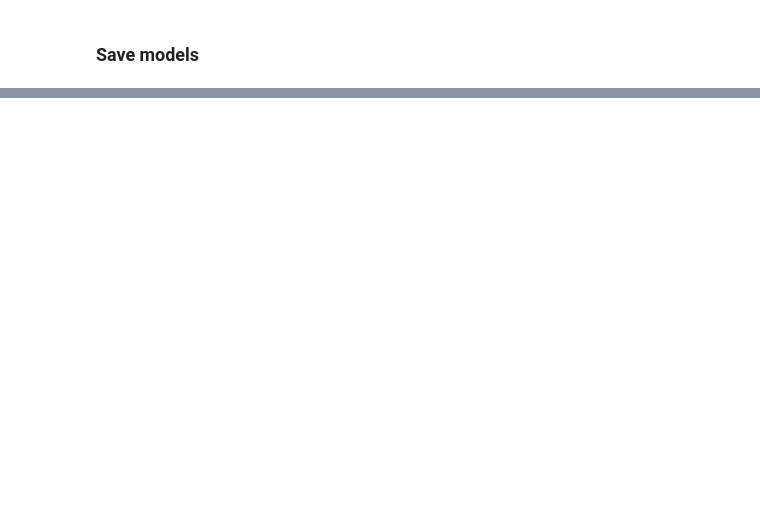
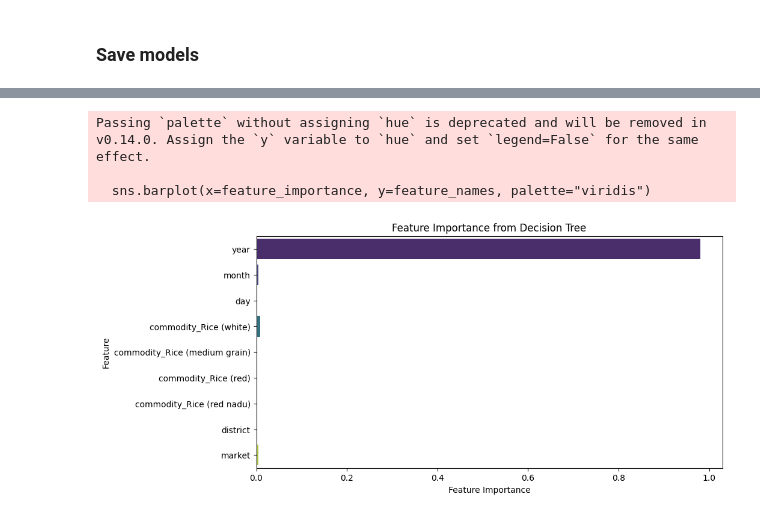
Before and after one commit to HChandeepa/Sri_Lanka_Food_Prices_Analysis, a Jupyter notebook: Sri_Lanka_Food_Prices_CW.ipynb, the cells around one changed output, grey strips where cells are left out. Saved outputs shown, nothing was run; the diff lists cells and outputs as text; code cells hidden in the pictures; blank space fills up the shorter version.

```diff
--- a/Sri_Lanka_Food_Prices_CW.ipynb
+++ b/Sri_Lanka_Food_Prices_CW.ipynb
@@ -836,0 +886,16 @@ Predicted Price: 220.06
+# %%
+# Feature Importance for Decision Tree
+feature_importance = model_dt.feature_importances_  # Use Decision Tree feature importances
+feature_names = X_train.columns
+
+plt.figure(figsize=(10, 5))
+sns.barplot(x=feature_importance, y=feature_names, palette="viridis")
+plt.xlabel("Feature Importance")
+plt.ylabel("Feature")
+plt.title("Feature Importance from Decision Tree")
+plt.show()
+# %% [output]
+Passing `palette` without assigning `hue` is deprecated and will be removed in v0.14.0. Assign the `y` variable to `hue` and set `legend=False` for the same effect.
+
+  sns.barplot(x=feature_importance, y=feature_names, palette="viridis")
+[figure, added]
```
Also changed, not shown: parts of 27 cells of this notebook.
